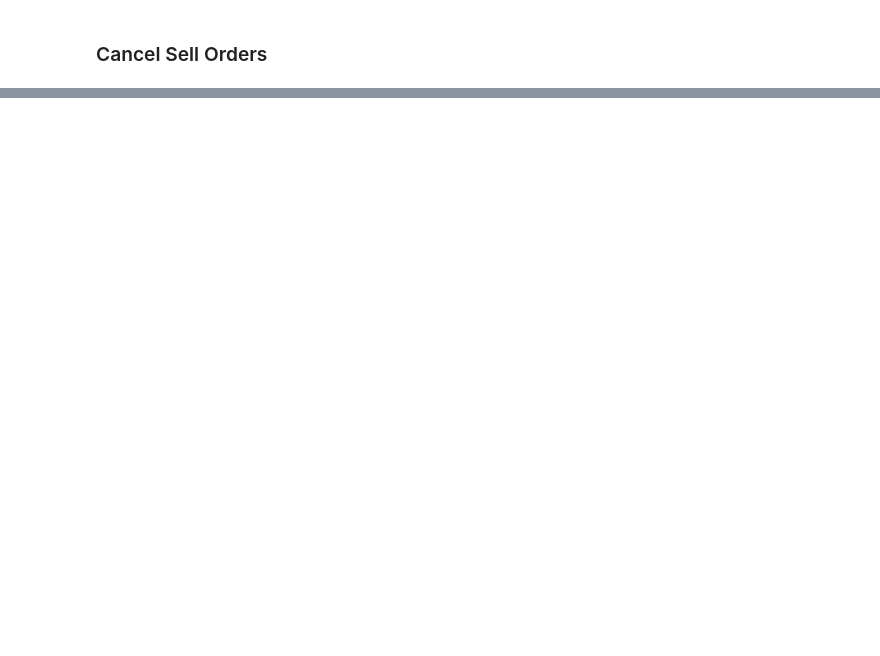
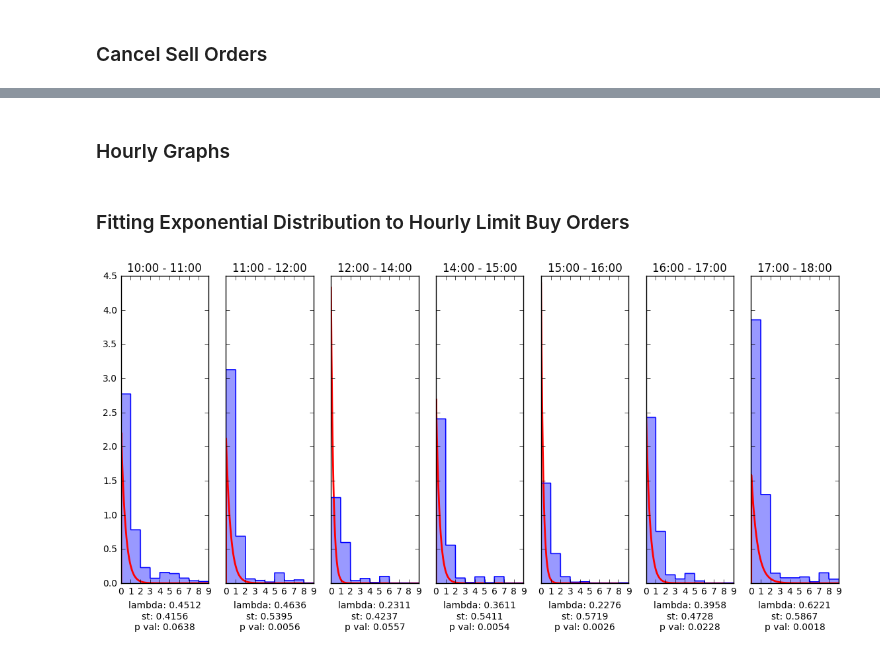
Before and after one commit to beratbrok/Itch, a Jupyter notebook: Order Features.ipynb, the cells around one changed output, grey strips where cells are left out. Drawn from its saved outputs; the diff is of its cells as text; code cells hidden in the pictures; blank space fills up the shorter version.

```diff
--- a/Order Features.ipynb
+++ b/Order Features.ipynb
@@ -283,0 +284,38 @@ KstestResult(statistic=0.17923821429275677, pvalue=0.90496096534126391)
+# %% [markdown]
+### Hourly Graphs
+# %%
+def hourly_graph_fit_exp_dist_and_test(data, cancel):
+
+    if cancel:
+        normalization = 100000000000
+    else:
+        normalization = 1000000
+
+    x = np.arange(1,10)
+    min_hour=9
+    f, axes = plt.subplots(1, 7, sharey=True)
+    hours = [10, 11, 12, 14, 15, 16, 17, 18]
+
+    for i in range(len(axes)):
+        y = data[hours[i]-min_hour][1:10]
+        nor_y = [a/normalization for a in y]
+
+        params = expon.fit(nor_y)
+        x = np.arange(0,9,0.01)
+        axes[i].plot(x, expon.pdf(x, scale = params[-1], loc=params[-2]), 'r-', lw=2)
+
+        nor_y_vals = [nor_y[int(val)] for val in x]
+        axes[i].plot(x, nor_y_vals, color='b')
+
+        d = scipy.zeros(len(nor_y_vals))
+        axes[i].fill_between(x, nor_y_vals, where=nor_y_vals>=d, color='b', alpha=0.4)
+
+        test_res = stats.kstest(nor_y, 'expon', args=params)
+        axes[i].set_title("{}:00 - {}:00".format(hours[i], hours[i+1]))
+        axes[i].set_xlabel("lambda: {:.4f}\nst: {:.4f}\np val: {:.4f}".format(params[-1], test_res[0], test_res[1]))
+# %% [markdown]
+### Fitting Exponential Distribution to Hourly Limit Buy Orders
+# %%
+hourly_graph_fit_exp_dist_and_test(orderFeatures['lambdasForLimitBuyOrderHourly'], False)
+# %% [output]
+[figure, added]
```
Also changed, not shown: parts of 11 cells of this notebook.
